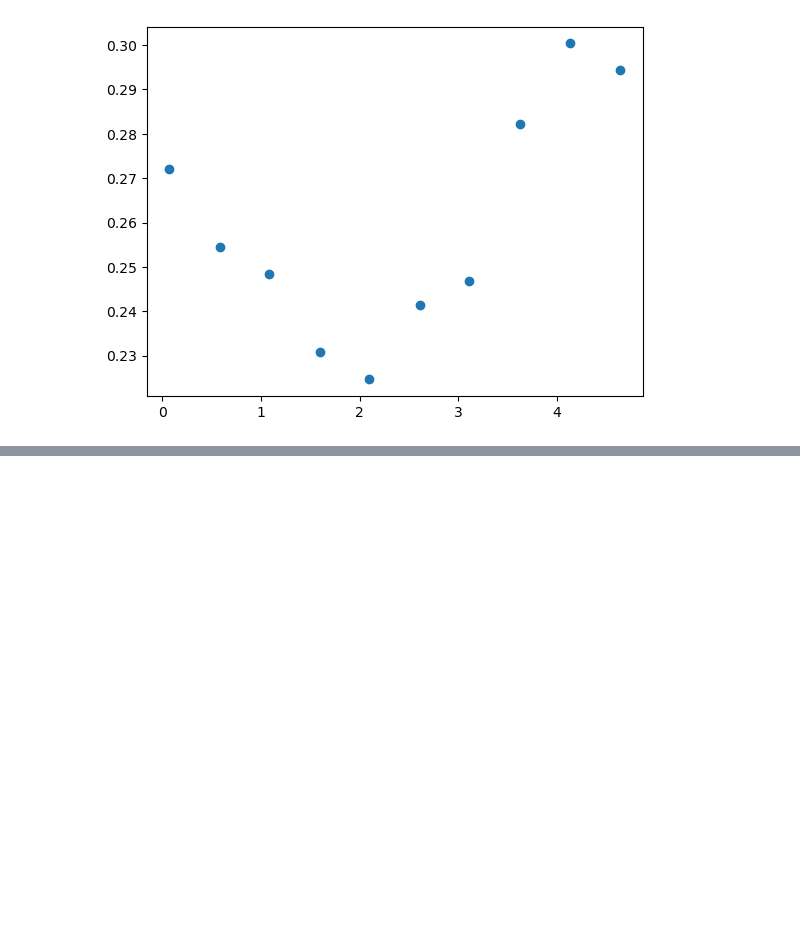
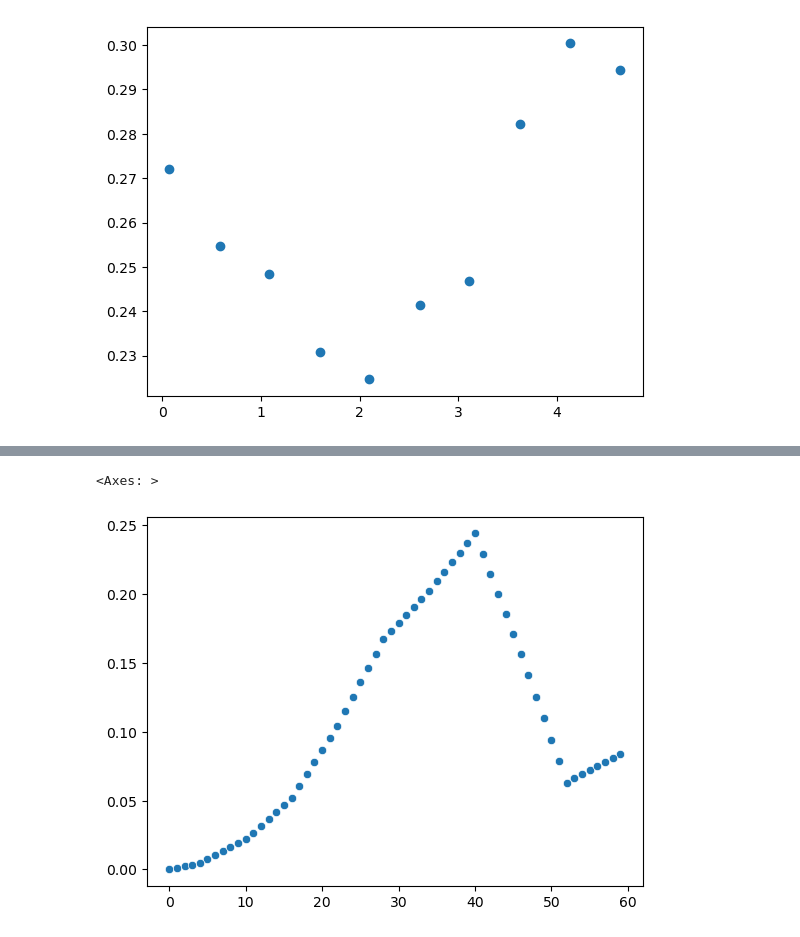
Before and after one commit to pinakin7/1856, a Jupyter notebook: Assignment 1/experiment.ipynb, the cells around one changed output, grey strips where cells are left out. Drawn from its saved outputs; the diff is of its cells as text; code cells hidden in the pictures; blank space fills up the shorter version.

```diff
--- a/Assignment 1/experiment.ipynb
+++ b/Assignment 1/experiment.ipynb
@@ -318,0 +240,3 @@ sns.lineplot(x=years, y=yields)
+# %%
+from Bonds import Bonds
+bonds = Bonds(data)
@@ -318,0 +276,5 @@ sns.lineplot(x=years, y=yields)
+# %%
+sns.scatterplot(x=bonds._yield.keys(), y=bonds._yield.values())
+# %% [output]
+<Axes: >
+[figure, added]
```
Also changed, not shown: parts of 20 cells of this notebook, 2 other files.
